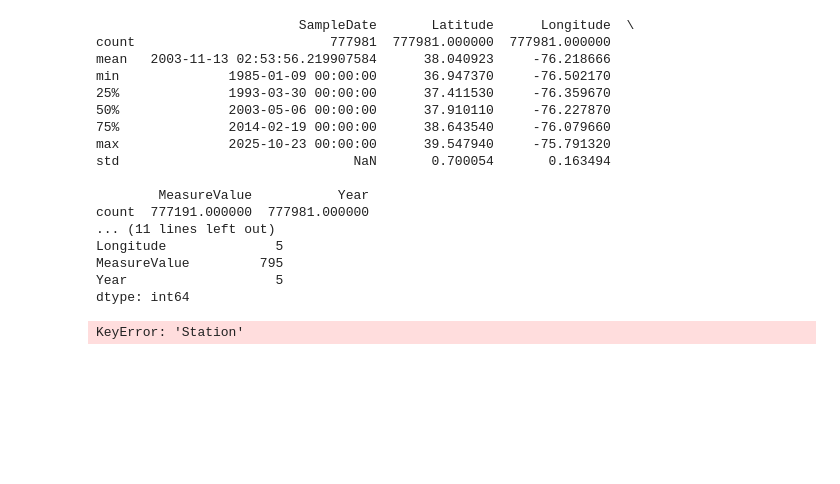
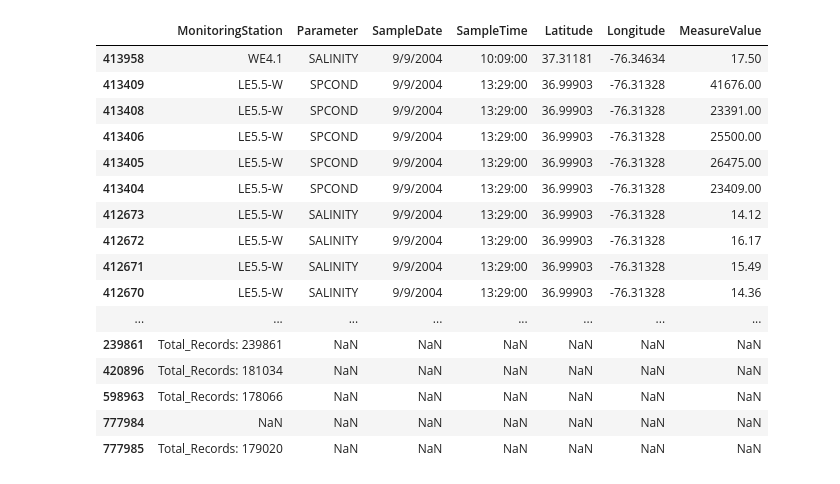
Before and after one commit to sealfonzachary/ISAT420_Semester_Project, a Jupyter notebook: Salinity_Data/Sal_Exploratory.ipynb, the cells around one changed output. Saved outputs shown, nothing was run; the diff lists cells and outputs as text; code cells hidden in the pictures; blank space fills up the shorter version.

```diff
--- a/Salinity_Data/Sal_Exploratory.ipynb
+++ b/Salinity_Data/Sal_Exploratory.ipynb
@@ -23,23 +5,0 @@ df.to_csv("Chesapeake_Bay_Salinity_Combined.csv", index=False)
-# %%
-print(df.describe())
-print(df.isna().sum())
-print(df["Station"].value_counts().head())
-# %% [output]
-                          SampleDate       Latitude      Longitude  \
-count                         777981  777981.000000  777981.000000
-mean   2003-11-13 02:53:56.219907584      38.040923     -76.218666
-min              1985-01-09 00:00:00      36.947370     -76.502170
-25%              1993-03-30 00:00:00      37.411530     -76.359670
-50%              2003-05-06 00:00:00      37.910110     -76.227870
-75%              2014-02-19 00:00:00      38.643540     -76.079660
-max              2025-10-23 00:00:00      39.547940     -75.791320
-std                              NaN       0.700054       0.163494
-
-        MeasureValue           Year
-count  777191.000000  777981.000000
-... (11 lines left out)
-Longitude              5
-MeasureValue         795
-Year                   5
-dtype: int64
-KeyError: 'Station'
@@ -45,0 +29,20 @@ KeyError: 'Station'
+# %%
+df_sorted.tail(50)
+# %% [output]
+|  | MonitoringStation | Parameter | SampleDate | SampleTime | Latitude | Longitude | MeasureValue |
+| 413958 | WE4.1 | SALINITY | 9/9/2004 | 10:09:00 | 37.31181 | -76.34634 | 17.50 |
+| 413409 | LE5.5-W | SPCOND | 9/9/2004 | 13:29:00 | 36.99903 | -76.31328 | 41676.00 |
+| 413408 | LE5.5-W | SPCOND | 9/9/2004 | 13:29:00 | 36.99903 | -76.31328 | 23391.00 |
+| 413406 | LE5.5-W | SPCOND | 9/9/2004 | 13:29:00 | 36.99903 | -76.31328 | 25500.00 |
+| 413405 | LE5.5-W | SPCOND | 9/9/2004 | 13:29:00 | 36.99903 | -76.31328 | 26475.00 |
+| 413404 | LE5.5-W | SPCOND | 9/9/2004 | 13:29:00 | 36.99903 | -76.31328 | 23409.00 |
+| 412673 | LE5.5-W | SALINITY | 9/9/2004 | 13:29:00 | 36.99903 | -76.31328 | 14.12 |
+| 412672 | LE5.5-W | SALINITY | 9/9/2004 | 13:29:00 | 36.99903 | -76.31328 | 16.17 |
+| 412671 | LE5.5-W | SALINITY | 9/9/2004 | 13:29:00 | 36.99903 | -76.31328 | 15.49 |
+| 412670 | LE5.5-W | SALINITY | 9/9/2004 | 13:29:00 | 36.99903 | -76.31328 | 14.36 |
+| ... | ... | ... | ... | ... | ... | ... | ... |
+| 239861 | Total_Records: 239861 | NaN | NaN | NaN | NaN | NaN | NaN |
+| 420896 | Total_Records: 181034 | NaN | NaN | NaN | NaN | NaN | NaN |
+| 598963 | Total_Records: 178066 | NaN | NaN | NaN | NaN | NaN | NaN |
+| 777984 | NaN | NaN | NaN | NaN | NaN | NaN | NaN |
+| 777985 | Total_Records: 179020 | NaN | NaN | NaN | NaN | NaN | NaN |
```
Also changed, not shown: parts of 19 cells of this notebook, 8 other files.
